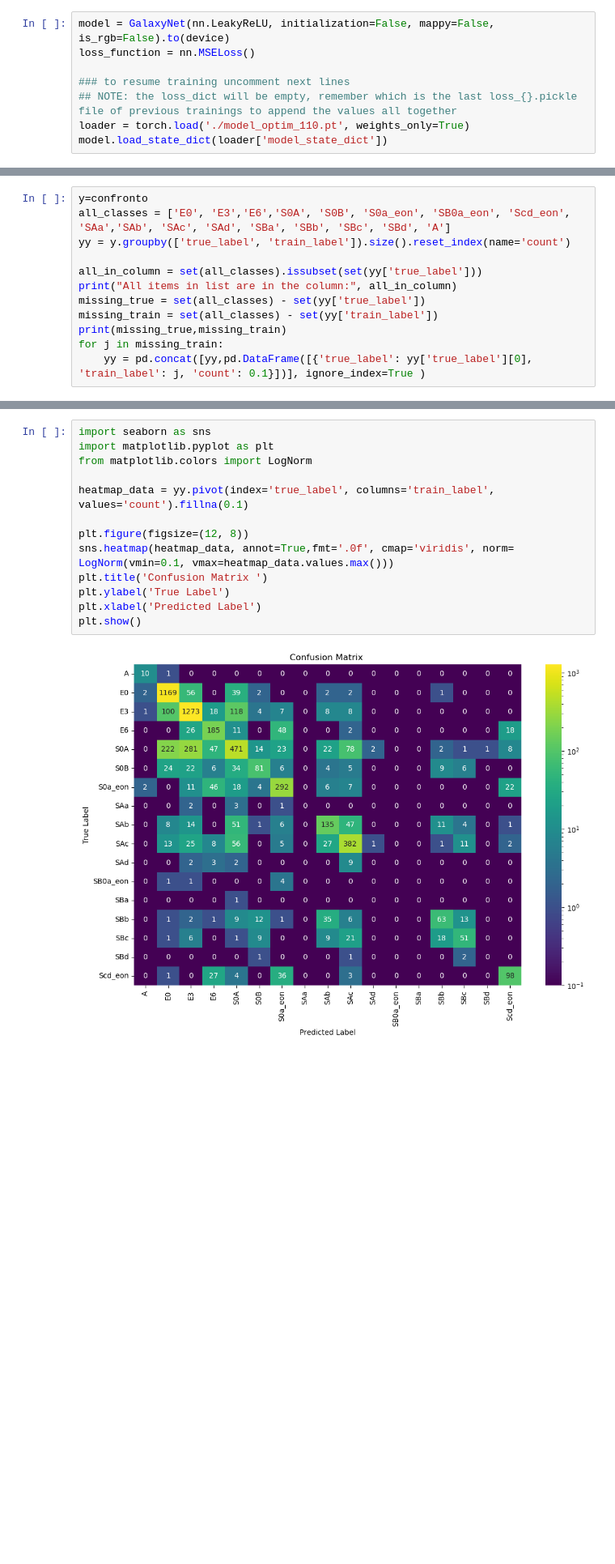
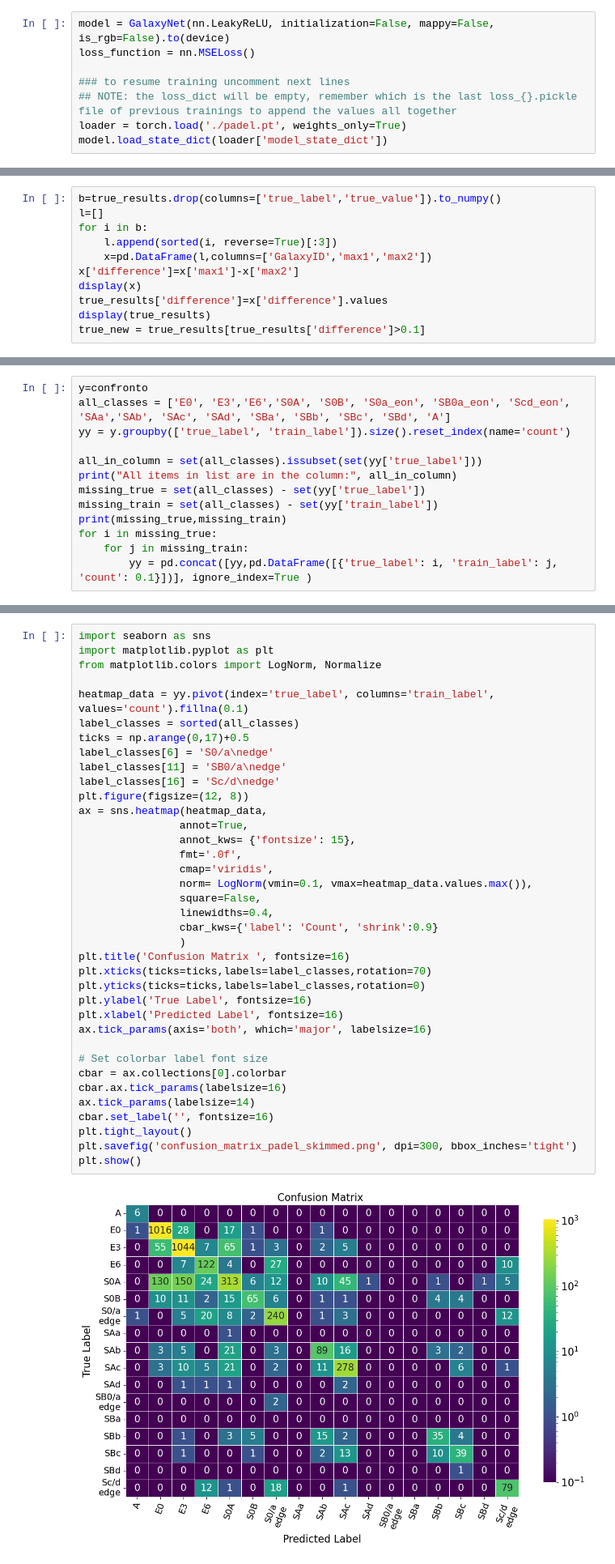
Before and after one commit to margherita-lera/GalaxyClassifier, a Jupyter notebook: jungle_confusion.ipynb, the cells around one changed output, grey strips where cells are left out. Shown at 81% size. Saved outputs shown, nothing was run; the diff lists cells and outputs as text; blank space fills up the shorter version.

Commit message:
done confusion matrices x vgg and padel

```diff
--- a/jungle_confusion.ipynb
+++ b/jungle_confusion.ipynb
@@ -152,7 +155,7 @@ loss_function = nn.MSELoss()
 
 ### to resume training uncomment next lines
 ## NOTE: the loss_dict will be empty, remember which is the last loss_{}.pickle file of previous trainings to append the values all together
-loader = torch.load('./model_optim_110.pt', weights_only=True)
+loader = torch.load('./padel.pt', weights_only=True)
 model.load_state_dict(loader['model_state_dict'])
 # %% [output]
 Convs output size: 2
@@ -202,3 +205,14 @@ true_results['true_label'] = true_results.iloc[:,1:].idxmax(axis=1)
 true_results['true_value'] = true_results.iloc[:,1:-1].max(axis=1)
 #display(train_results)
 #display(true_results)
+# %%
+b=true_results.drop(columns=['true_label','true_value']).to_numpy()
+l=[]
+for i in b:
+    l.append(sorted(i, reverse=True)[:3])
+    x=pd.DataFrame(l,columns=['GalaxyID','max1','max2'])
+x['difference']=x['max1']-x['max2']
+display(x)
+true_results['difference']=x['difference'].values
+display(true_results)
+true_new = true_results[true_results['difference']>0.1]
@@ -268,6 +308,7 @@ print("All items in list are in the column:", all_in_column)
 missing_true = set(all_classes) - set(yy['true_label'])
 missing_train = set(all_classes) - set(yy['train_label'])
 print(missing_true,missing_train)
-for j in missing_train:
-    yy = pd.concat([yy,pd.DataFrame([{'true_label': yy['true_label'][0], 'train_label': j, 'count': 0.1}])], ignore_index=True )
+for i in missing_true:
+    for j in missing_train:
+        yy = pd.concat([yy,pd.DataFrame([{'true_label': i, 'train_label': j, 'count': 0.1}])], ignore_index=True )
 # %% [output]
@@ -294,18 +339,42 @@ yy
 # %%
 import seaborn as sns
 import matplotlib.pyplot as plt
-from matplotlib.colors import LogNorm
+from matplotlib.colors import LogNorm, Normalize
 
 heatmap_data = yy.pivot(index='true_label', columns='train_label', values='count').fillna(0.1)
+label_classes = sorted(all_classes)
+ticks = np.arange(0,17)+0.5
+label_classes[6] = 'S0/a\nedge'
+label_classes[11] = 'SB0/a\nedge'
+label_classes[16] = 'Sc/d\nedge'
+plt.figure(figsize=(12, 8))
+ax = sns.heatmap(heatmap_data,
+                annot=True,
+                annot_kws= {'fontsize': 15},
+                fmt='.0f',
+                cmap='viridis',
+                norm= LogNorm(vmin=0.1, vmax=heatmap_data.values.max()),
+                square=False,
+                linewidths=0.4,
+                cbar_kws={'label': 'Count', 'shrink':0.9}
+                )
+plt.title('Confusion Matrix ', fontsize=16)
+plt.xticks(ticks=ticks,labels=label_classes,rotation=70)
+plt.yticks(ticks=ticks,labels=label_classes,rotation=0)
+plt.ylabel('True Label', fontsize=16)
+plt.xlabel('Predicted Label', fontsize=16)
+ax.tick_params(axis='both', which='major', labelsize=16)
 
-plt.figure(figsize=(12, 8))
-sns.heatmap(heatmap_data, annot=True,fmt='.0f', cmap='viridis', norm= LogNorm(vmin=0.1, vmax=heatmap_data.values.max()))
-plt.title('Confusion Matrix ')
-plt.ylabel('True Label')
-plt.xlabel('Predicted Label')
+# Set colorbar label font size
+cbar = ax.collections[0].colorbar
+cbar.ax.tick_params(labelsize=16)
+ax.tick_params(labelsize=14)
+cbar.set_label('', fontsize=16)
+plt.tight_layout()
+plt.savefig('confusion_matrix_padel_skimmed.png', dpi=300, bbox_inches='tight')
 plt.show()
 # %% [output]
-[figure, old version]
+[figure, new version]
 # %%
 heatmap_data.shape
 # %% [output]
```
Also changed, not shown: parts of 11 cells of this notebook, 2 other files.
